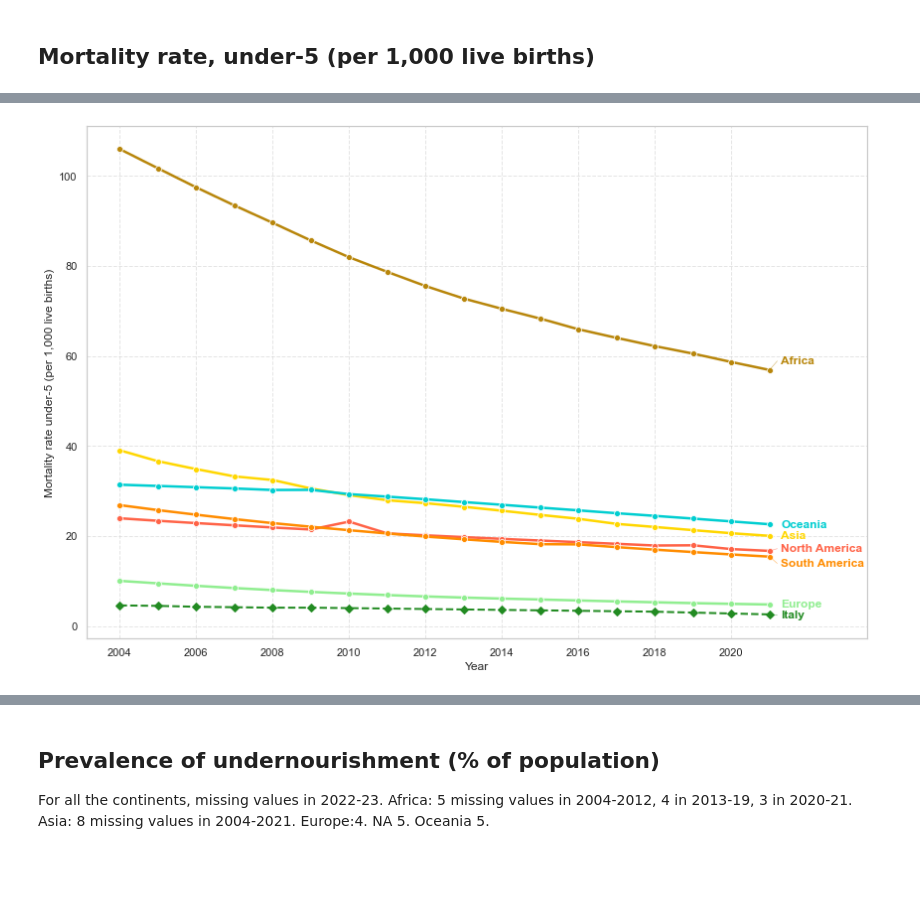
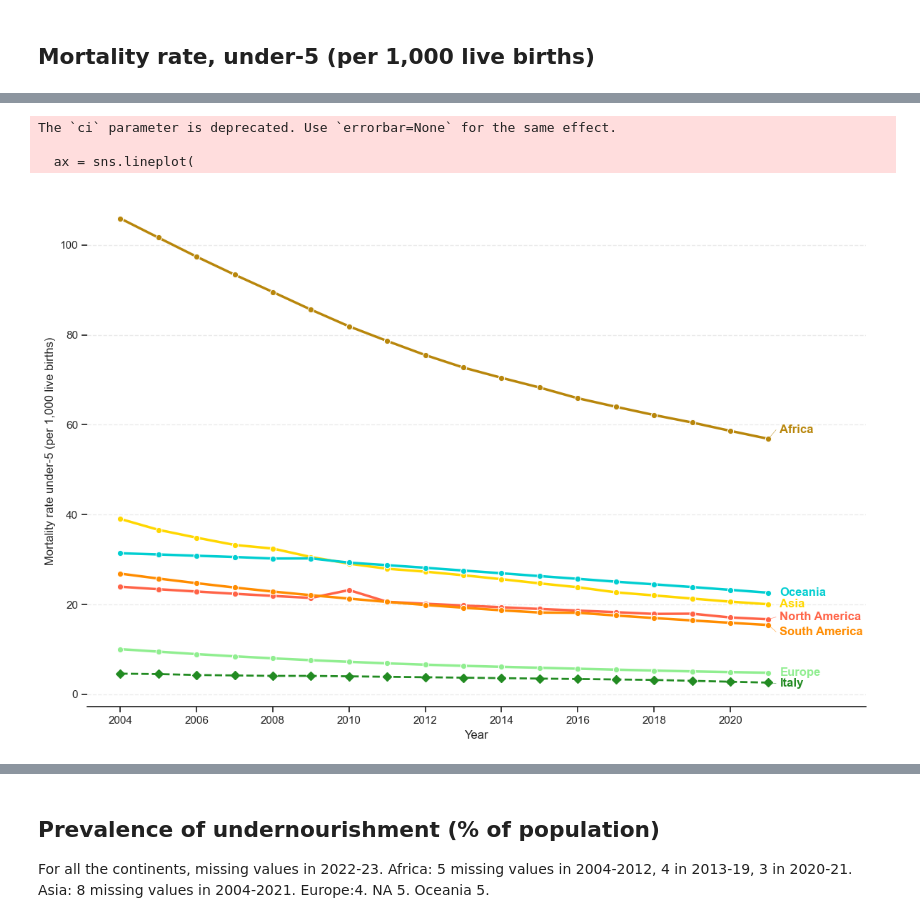
Before and after one commit to mariasilviapancione/data-storytelling-lab, a Jupyter notebook: Data Storytelling - Susy.ipynb, the cells around one changed output, grey strips where cells are left out. Drawn from its saved outputs; the diff is of its cells as text; code cells hidden in the pictures; blank space fills up the shorter version.

```diff
--- a/Data Storytelling - Susy.ipynb
+++ b/Data Storytelling - Susy.ipynb
@@ -589,9 +595,9 @@ years_every_two = np.arange(start_year, end_year + 1, 2)
 plt.xticks(ticks=years_every_two, rotation=0)
 
 # Labels and title
+plt.xlabel('Year')
 plt.ylabel('Mortality rate under-5 (per 1,000 live births)')
-plt.xlabel('Year')
-plt.grid(True, linestyle='--', alpha=0.5)
+plt.grid(axis='y', linestyle='--', alpha=0.4)  # Solo linee orizzontali leggere
 
 # Get the lines and their associated continents
 lines = ax.get_lines()
@@ -634,34 +640,43 @@ vertical_offsets = {
 
 # Add labels with manual offsets
 for continent, x, y, color in endpoints:
     # Apply the manual offset
     offset = vertical_offsets.get(continent, 0)
     adjusted_y = y + offset
 
     # Draw a connecting line if the label is moved
     if offset != 0:
         plt.plot([x, x + 0.2], [y, adjusted_y],
                  color=color, linewidth=0.5, alpha=0.7)
 
     # Add the label with more space to the right
     plt.annotate(
         continent,
         xy=(x + 0.3, adjusted_y),  # Position further right of the endpoint
         ha='left',
         va='center',
         color=color,
         fontweight='bold'
     )
 
 # Expand the x-axis limit to make room for labels
 x_min, x_max = plt.xlim()
 plt.xlim(x_min, x_max + 1.5)  # Add extra space on the right for labels
 
+# Rimuovi tutti i bordi tranne quello inferiore (asse X)
+ax.spines['top'].set_visible(False)
+ax.spines['right'].set_visible(False)
+ax.spines['left'].set_visible(False)
+ax.spines['bottom'].set_visible(True)
+
 plt.tight_layout()
 plt.savefig('mortality rate.png', dpi=300, bbox_inches='tight')
 plt.show()
 # %% [output]
+The `ci` parameter is deprecated. Use `errorbar=None` for the same effect.
+
+  ax = sns.lineplot(
-[figure, old version]
+[figure, new version]
 # %%
 #Comparison Italy and Continents using fix year 2019
 # Assuming df_mortupd is your main dataframe
```
Also changed, not shown: parts of 24 cells of this notebook.
